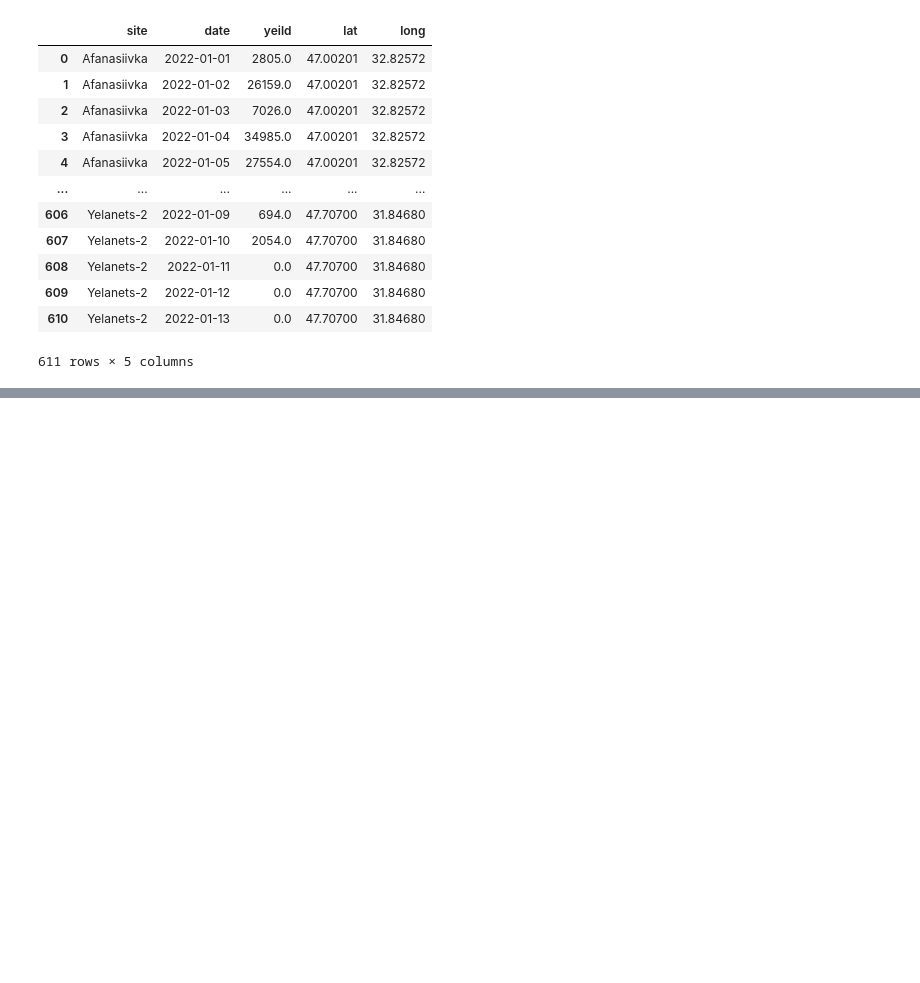
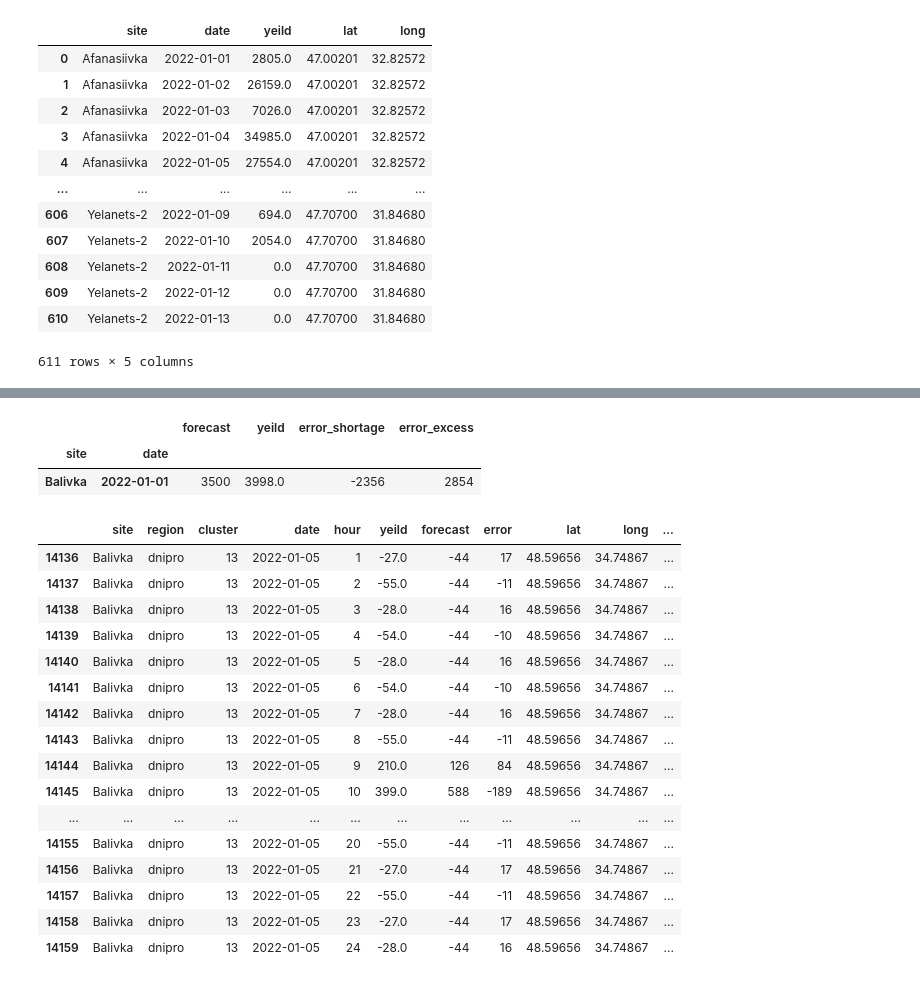
Before and after one commit to Vladykart/clean_dashboard, a Jupyter notebook: notebooks/data_praparation.ipynb, the cells around one changed output, grey strips where cells are left out. Cells and saved outputs as stored; diff of their text form; code cells hidden in the pictures; blank space fills up the shorter version.

```diff
--- a/notebooks/data_praparation.ipynb
+++ b/notebooks/data_praparation.ipynb
@@ -85,2 +65,2 @@ datetime.date(2022, 1, 1)
 # %%
-grouped_data.get_group(('dnipro', 'Balivka', '2022-01-05'))
+g_semple =grouped_data.get_group(('dnipro', 'Balivka', '2022-01-05'))
@@ -118,0 +93,18 @@ dtype: object
+# %%
+
+
+def assign_shortage_excess_err(df):
+    df = (df.assign(
+        error_shortage = lambda x: x['error'].apply(lambda x: x if x < 0 else 0),
+        error_excess = lambda x: x['error'].apply(lambda x: x if x > 0 else 0)
+            )
+        )
+    return df
+
+data = assign_shortage_excess_err(data)
+df_gg = data.groupby(by=['site', 'date'])
+df_aggregated = df_gg.agg({'forecast':'sum',
+                           'yeild':'sum',
+                           'error_shortage':'sum',
+                           'error_excess':'sum'})
+df_aggregated
@@ -118,0 +126,28 @@ dtype: object
+# %%
+er =  df_aggregated.loc['Balivka',['2022-01-01'], :]
+er
+# %% [output]
+|  |  | forecast | yeild | error_shortage | error_excess |
+| site | date |  |  |  |  |
+| Balivka | 2022-01-01 | 3500 | 3998.0 | -2356 | 2854 |
+# %%
+g_semple = assign_shortage_excess_err(g_semple)
+g_semple
+# %% [output]
+|  | site | region | cluster | date | hour | yeild | forecast | error | lat | long | ... |
+| 14136 | Balivka | dnipro | 13 | 2022-01-05 | 1 | -27.0 | -44 | 17 | 48.59656 | 34.74867 | ... |
+| 14137 | Balivka | dnipro | 13 | 2022-01-05 | 2 | -55.0 | -44 | -11 | 48.59656 | 34.74867 | ... |
+| 14138 | Balivka | dnipro | 13 | 2022-01-05 | 3 | -28.0 | -44 | 16 | 48.59656 | 34.74867 | ... |
+| 14139 | Balivka | dnipro | 13 | 2022-01-05 | 4 | -54.0 | -44 | -10 | 48.59656 | 34.74867 | ... |
+| 14140 | Balivka | dnipro | 13 | 2022-01-05 | 5 | -28.0 | -44 | 16 | 48.59656 | 34.74867 | ... |
+| 14141 | Balivka | dnipro | 13 | 2022-01-05 | 6 | -54.0 | -44 | -10 | 48.59656 | 34.74867 | ... |
+| 14142 | Balivka | dnipro | 13 | 2022-01-05 | 7 | -28.0 | -44 | 16 | 48.59656 | 34.74867 | ... |
+| 14143 | Balivka | dnipro | 13 | 2022-01-05 | 8 | -55.0 | -44 | -11 | 48.59656 | 34.74867 | ... |
+| 14144 | Balivka | dnipro | 13 | 2022-01-05 | 9 | 210.0 | 126 | 84 | 48.59656 | 34.74867 | ... |
+| 14145 | Balivka | dnipro | 13 | 2022-01-05 | 10 | 399.0 | 588 | -189 | 48.59656 | 34.74867 | ... |
+| ... | ... | ... | ... | ... | ... | ... | ... | ... | ... | ... | ... |
+| 14155 | Balivka | dnipro | 13 | 2022-01-05 | 20 | -55.0 | -44 | -11 | 48.59656 | 34.74867 | ... |
+| 14156 | Balivka | dnipro | 13 | 2022-01-05 | 21 | -27.0 | -44 | 17 | 48.59656 | 34.74867 | ... |
+| 14157 | Balivka | dnipro | 13 | 2022-01-05 | 22 | -55.0 | -44 | -11 | 48.59656 | 34.74867 | ... |
+| 14158 | Balivka | dnipro | 13 | 2022-01-05 | 23 | -27.0 | -44 | 17 | 48.59656 | 34.74867 | ... |
+| 14159 | Balivka | dnipro | 13 | 2022-01-05 | 24 | -28.0 | -44 | 16 | 48.59656 | 34.74867 | ... |
```
Also changed, not shown: parts of 9 cells of this notebook, 4 other files.
